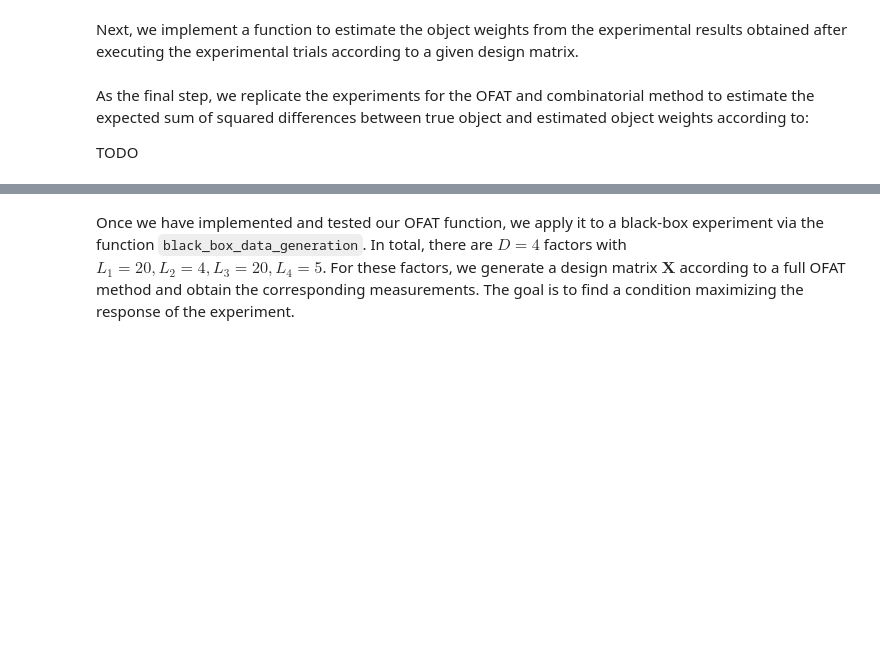
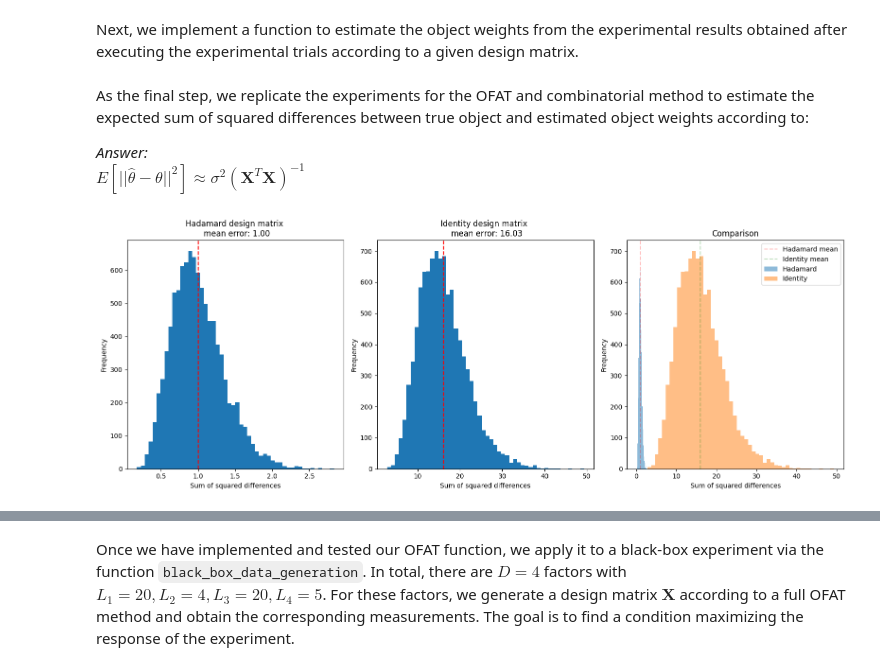
Before and after one commit to Liphip/e2ml, a Jupyter notebook: notebooks/05_classic_doe_I.ipynb, the cells around one changed output, grey strips where cells are left out. Drawn from its saved outputs; the diff is of its cells as text; code cells hidden in the pictures; blank space fills up the shorter version.

```diff
--- a/notebooks/05_classic_doe_I.ipynb
+++ b/notebooks/05_classic_doe_I.ipynb
@@ -26,7 +26,9 @@ from e2ml.experimentation import (
 This section empirically studies Hotelling's experiment extended to 16 objects. In the first step, we create the corresponding design/factor matrices for the OFAT and combinatorial method.
 # %%
 # Create Hadamard `X_hadamard` and identity matrix `X_identity`.
-# TODO
+from scipy.linalg import hadamard
+X_hadamard = hadamard(16)
+X_identity = np.eye(16)
 # %% [markdown]
 Next, we implement a function to estimate the object weights from the experimental results obtained after executing the experimental trials according to a given design matrix.
 # %%
@@ -47,8 +49,10 @@ def estimate_object_weights(X, y):
     theta_hat : numpy.ndarray of shape (16,)
         Estimate object weights.
     """
-    # TODO
+    theta_hat = np.linalg.inv(X) @ y
+    return theta_hat
 # %% [markdown]
 As the final step, we replicate the experiments for the OFAT and combinatorial method to estimate the expected sum of squared differences between true object and estimated object weights according to:
 
-TODO
+_Answer:_ <br/>
+    $E\left[|| \hat{\theta} - \theta ||^2\right] \approx \sigma^2 \left( \mathbf{X}^T \mathbf{X} \right)^{-1}$
@@ -60,3 +59,49 @@ TODO
+# %%
+# Replicate the experiment 10,000 times for both design matrices
+# to visualize the error distribution of the estimated weights via a histogram
+# and compute the empirical mean of the sum of squared differences.
+n_replications = 10000
+errors_hadamard = np.zeros(n_replications)
+errors_identity = np.zeros(n_replications)
+theta_hat_hadamard = np.zeros((n_replications, 16))
+theta_hat_identity = np.zeros((n_replications, 16))
+for i in range(n_replications):
+    y_hadamard = get_hotellings_experiment_measurements(X_hadamard)
+    y_identity = get_hotellings_experiment_measurements(X_identity)
+    theta_hat_hadamard[i] = estimate_object_weights(X_hadamard, y_hadamard)
+    theta_hat_identity[i] = estimate_object_weights(X_identity, y_identity)
+    errors_hadamard[i] = get_hotellings_experiment_errors(theta_hat_hadamard[i])
+    errors_identity[i] = get_hotellings_experiment_errors(theta_hat_identity[i])
+
+
+# Compute the empirical mean of the sum of squared differences.
+mean_error_hadamard = np.mean(errors_hadamard)
+mean_error_identity = np.mean(errors_identity)
+
+# Plot the error distributions.
+fig, ax = plt.subplots(1, 3, figsize=(16, 6))
+ax[0].hist(errors_hadamard, bins=50)
+ax[0].set_xlabel("Sum of squared differences")
+ax[0].set_ylabel("Frequency")
+ax[0].set_title(f"Hadamard design matrix \n mean error: {mean_error_hadamard:.2f}")
+ax[0].axvline(mean_error_hadamard, color="red", linestyle="--")
+ax[1].hist(errors_identity, bins=50)
+ax[1].set_xlabel("Sum of squared differences")
+ax[1].set_ylabel("Frequency")
+ax[1].set_title(f"Identity design matrix \n mean error: {mean_error_identity:.2f}")
+ax[1].axvline(mean_error_identity, color="red", linestyle="--")
+ax[2].hist(errors_hadamard, bins=50, alpha=0.5, label="Hadamard")
+ax[2].hist(errors_identity, bins=50, alpha=0.5, label="Identity")
+ax[2].axvline(mean_error_hadamard, alpha=0.25, color="red", linestyle="--", label="Hadamard mean")
+ax[2].axvline(mean_error_identity, alpha=0.25, color="green", linestyle="--", label="Identity mean")
+ax[2].set_xlabel("Sum of squared differences")
+ax[2].set_ylabel("Frequency")
+ax[2].set_title("Comparison")
+ax[2].legend()
+fig.tight_layout()
+plt.show()
+# %% [output]
+[figure, added]
 # %% [markdown]
 #### **Question:**
 1. (a) What are the expected sums of squared differences between estimated and true object weights for the OFAT and combinatorial method in the case of 16 objects?
```
Also changed, not shown: parts of 6 cells of this notebook, 3 other files.
